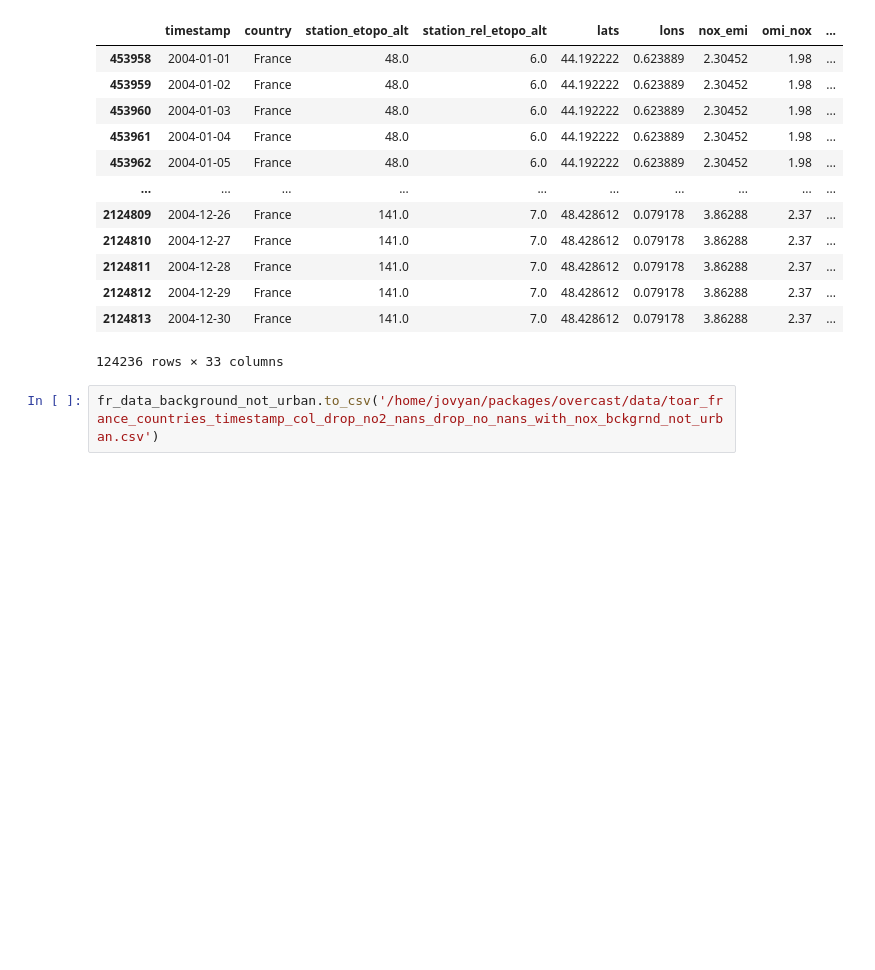
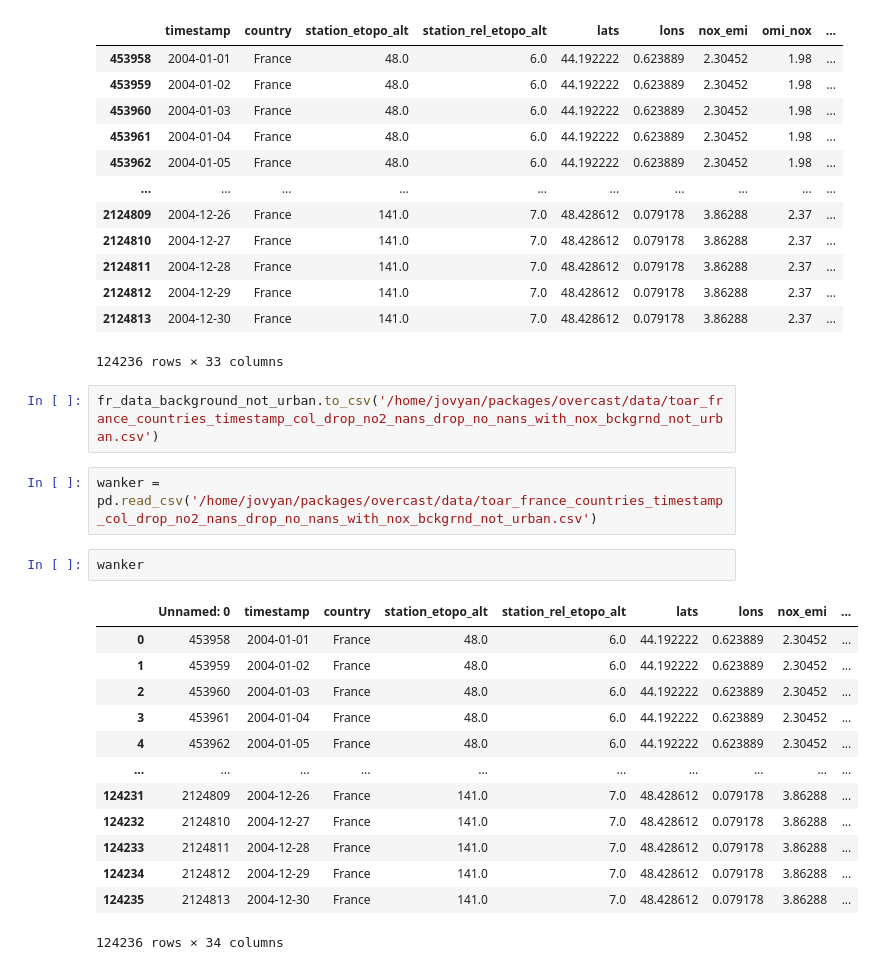
Before and after one commit to shmh40/overcast, a Jupyter notebook: personal_notebooks/modifying_toar_data_for_overcast.ipynb, the cells around one changed output. Cells and saved outputs as stored; diff of their text form; blank space fills up the shorter version.

Commit message:
updated evaluation and producing rural french data 2

```diff
--- a/personal_notebooks/modifying_toar_data_for_overcast.ipynb
+++ b/personal_notebooks/modifying_toar_data_for_overcast.ipynb
@@ -224,3 +224,21 @@ fr_data_background_not_urban
 124236 rows × 33 columns
 # %%
 fr_data_background_not_urban.to_csv('/home/jovyan/packages/overcast/data/toar_france_countries_timestamp_col_drop_no2_nans_drop_no_nans_with_nox_bckgrnd_not_urban.csv')
+# %%
+wanker = pd.read_csv('/home/jovyan/packages/overcast/data/toar_france_countries_timestamp_col_drop_no2_nans_drop_no_nans_with_nox_bckgrnd_not_urban.csv')
+# %%
+wanker
+# %% [output]
+|  | Unnamed: 0 | timestamp | country | station_etopo_alt | station_rel_etopo_alt | lats | lons | nox_emi | ... |
+| 0 | 453958 | 2004-01-01 | France | 48.0 | 6.0 | 44.192222 | 0.623889 | 2.30452 | ... |
+| 1 | 453959 | 2004-01-02 | France | 48.0 | 6.0 | 44.192222 | 0.623889 | 2.30452 | ... |
+| 2 | 453960 | 2004-01-03 | France | 48.0 | 6.0 | 44.192222 | 0.623889 | 2.30452 | ... |
+| 3 | 453961 | 2004-01-04 | France | 48.0 | 6.0 | 44.192222 | 0.623889 | 2.30452 | ... |
+| 4 | 453962 | 2004-01-05 | France | 48.0 | 6.0 | 44.192222 | 0.623889 | 2.30452 | ... |
+| ... | ... | ... | ... | ... | ... | ... | ... | ... | ... |
+| 124231 | 2124809 | 2004-12-26 | France | 141.0 | 7.0 | 48.428612 | 0.079178 | 3.86288 | ... |
+| 124232 | 2124810 | 2004-12-27 | France | 141.0 | 7.0 | 48.428612 | 0.079178 | 3.86288 | ... |
+| 124233 | 2124811 | 2004-12-28 | France | 141.0 | 7.0 | 48.428612 | 0.079178 | 3.86288 | ... |
+| 124234 | 2124812 | 2004-12-29 | France | 141.0 | 7.0 | 48.428612 | 0.079178 | 3.86288 | ... |
+| 124235 | 2124813 | 2004-12-30 | France | 141.0 | 7.0 | 48.428612 | 0.079178 | 3.86288 | ... |
+124236 rows × 34 columns
```
